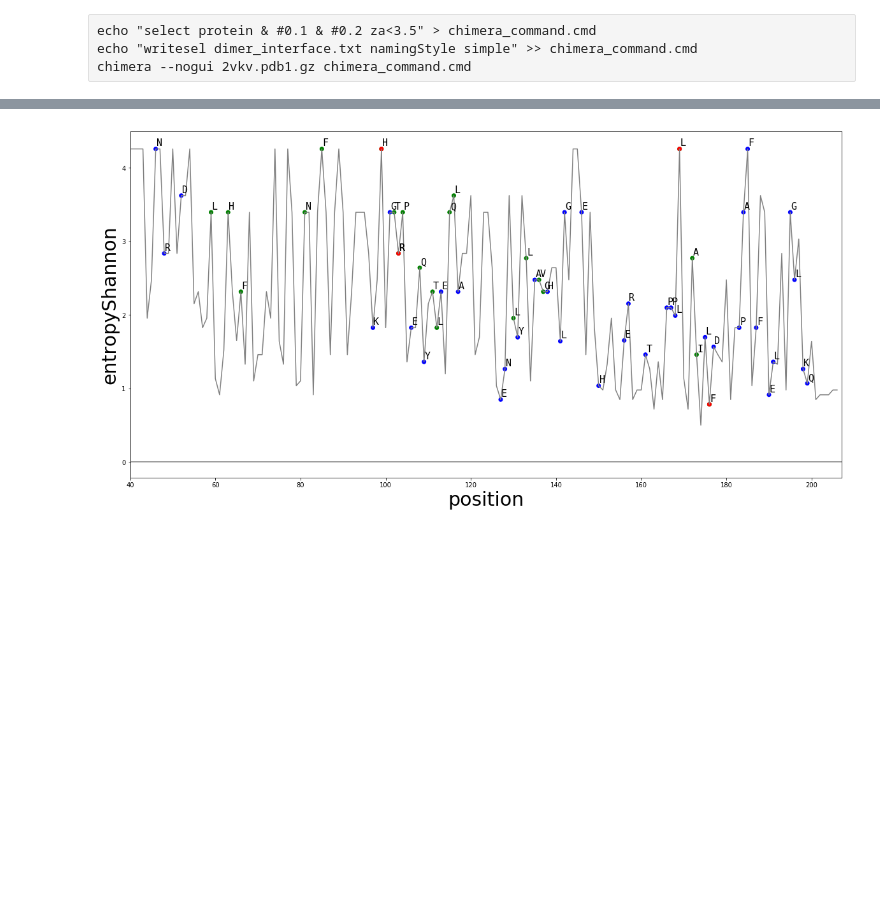
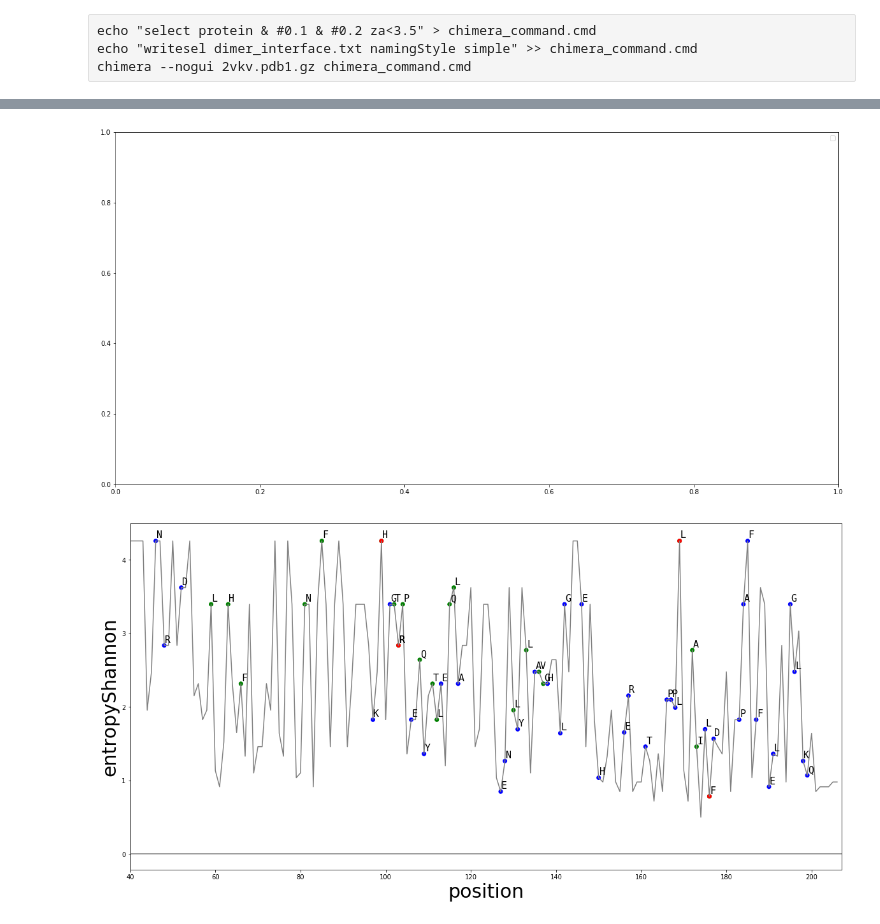
Before and after one commit to AntoineHeurtel/TetR-Binding-Motif, a Jupyter notebook: Nebuleuse.ipynb, the cells around one changed output, grey strips where cells are left out. Cells and saved outputs as stored; diff of their text form; code cells hidden in the pictures; blank space fills up the shorter version.

```diff
--- a/Nebuleuse.ipynb
+++ b/Nebuleuse.ipynb
@@ -1419,3 +1438,3 @@ msrldKSKVINSALELLNEVGIEGLTTRKLAQKLGVEQPTLYWHVKNKRALLDALAIEMLDRHHTHFCPLEGESWQDFLR
 # %%
-dicolo = intersection(P04483.seq, "/home/antoine/Documents/Stage2019/Stage/2vkv.pdb", "/home/antoine/Documents/Stage2019/Stage/chimeraDimer_selection.txt", verbose="True")
+dicolo = intersection(P04483.seq, "/home/antoine/Documents/Stage2019/Stage/2vkv.pdb", "/home/antoine/Documents/Stage2019/Stage/chimeraDimer_selection.txt")
 # %% [output]
@@ -1430,3 +1444,4 @@ msrldKSKVINSALELLNEVGIEGLTTRKLAQKLGVEQPTLYWHVKNKRALLDALAIEMLDRHHTHFCPLEGESWQDFLR
+[figure, added]
 # %%
 plt.plot(P04483.entropyHeight, color = "grey")
 plt.xlim(40,207)
```
Also changed, not shown: parts of 19 cells of this notebook, 4 other files.
